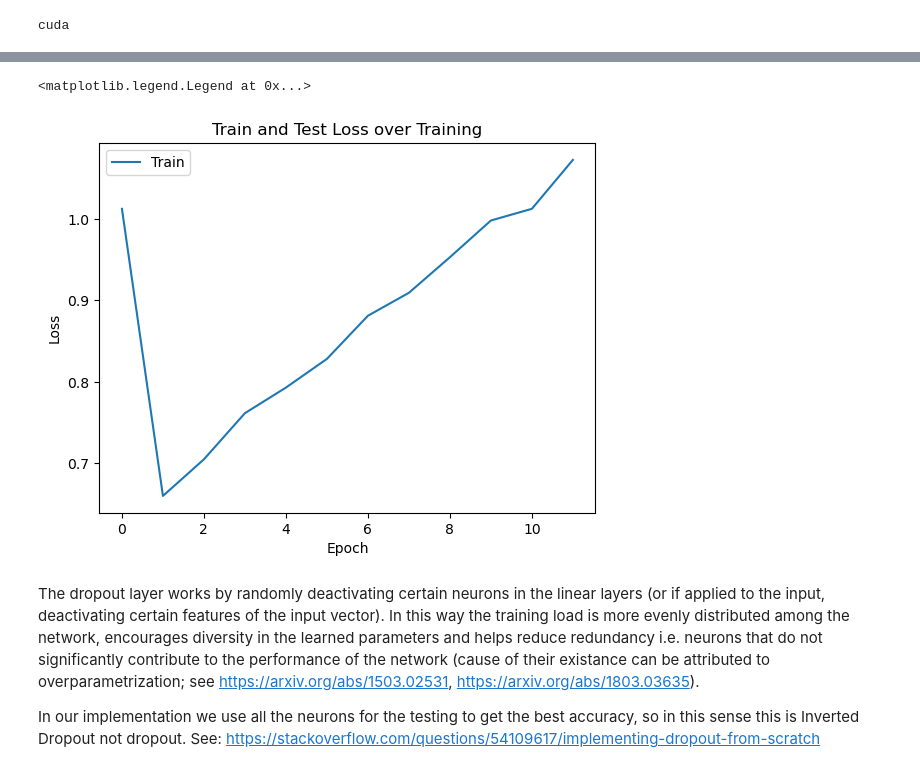
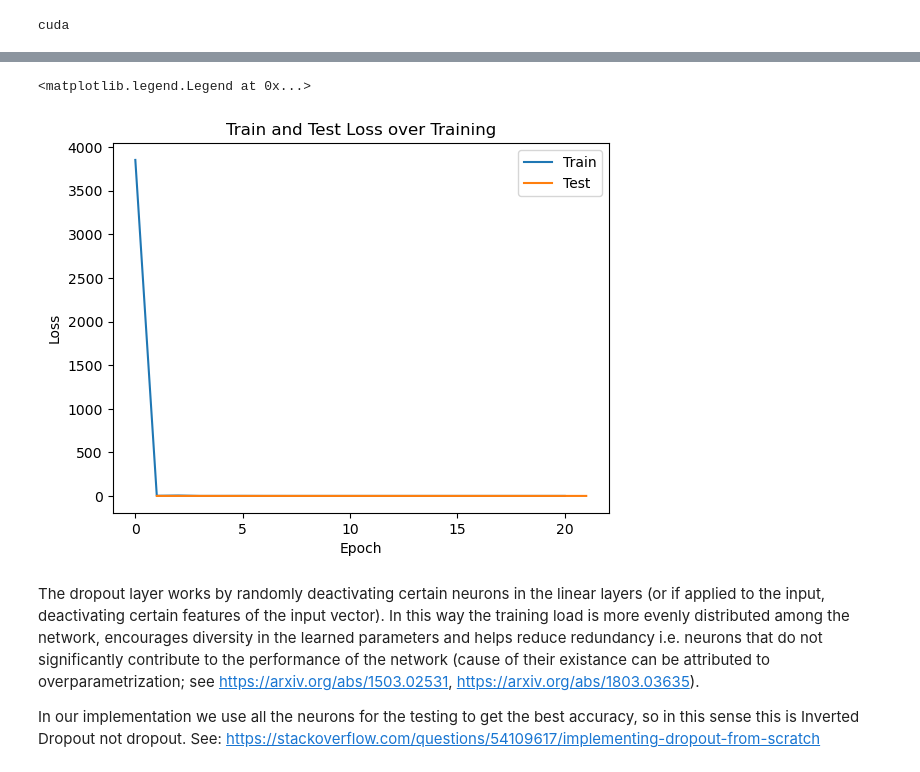
Before and after one commit to PrioteasaAndrei/ML-Essentials, a Jupyter notebook: exercise-03/intro.ipynb, the cells around one changed output, grey strips where cells are left out. Drawn from its saved outputs; the diff is of its cells as text; code cells hidden in the pictures.

```diff
--- a/exercise-03/intro.ipynb
+++ b/exercise-03/intro.ipynb
@@ -76,6 +76,8 @@ class RMSprop(optim.Optimizer):
     This is a reduced version of the PyTorch internal RMSprop optimizer
     It serves here as an example
     """
+    ## HACK Andrei: lr was 1e-3 before
+    ## HACK Andrei: batch size was 100
     def __init__(self, params, lr=1e-3, alpha=0.5, eps=1e-8):
         defaults = dict(lr=lr, alpha=alpha, eps=eps)
         super(RMSprop, self).__init__(params, defaults)
@@ -83,7 +85,7 @@ class RMSprop(optim.Optimizer):
     def step(self):
         for group in self.param_groups:
             for p in group['params']:
-                grad = p.grad.data
+                grad = p.grad.data.to(device)
                 state = self.state[p]
 
                 # state initialization
@@ -120,7 +122,7 @@ w_o = init_weights((625, 10))
 optimizer = RMSprop(params=[w_h, w_h2, w_o])
 
 
-n_epochs = 20
+n_epochs = 100
 
 train_loss = []
 test_loss = []
@@ -235,7 +237,7 @@ w_o_drop = init_weights((625, 10))
 optimizer = RMSprop(params=[w_h_drop, w_h2_drop, w_o_drop])
 
 
-n_epochs = 10
+n_epochs = 100
 
 train_loss_drop = []
 test_loss_drop = []
@@ -277,7 +279,7 @@ for epoch in range(n_epochs + 1):
             for idx, batch in enumerate(test_dataloader):
                 x, y = batch
                 x = x.reshape(batch_size, 784).to(device)
-                noise_py_x = dropout_model(x, w_h, w_h2, w_o,0,0)
+                noise_py_x = dropout_model(x, w_h_drop, w_h2_drop, w_o_drop,0,0)
 
                 loss = cross_entropy(noise_py_x, y.to(device), reduction="mean")
                 test_loss_this_epoch.append(float(loss))
@@ -307,13 +308,13 @@ Mean Test Loss:  5.46e-01
 # %%
-plt.plot(np.arange(n_epochs + 2), train_loss_drop, label="Train")
-# plt.plot(np.arange(1, n_epochs + 2, 2), test_loss_drop, label="Test")
+plt.plot(np.arange(n_epochs + 1), train_loss_drop, label="Train")
+plt.plot(np.arange(1, n_epochs + 2, 2), test_loss_drop, label="Test")
 plt.title("Train and Test Loss over Training")
 plt.xlabel("Epoch")
 plt.ylabel("Loss")
 plt.legend()
 # %% [output]
 <matplotlib.legend.Legend at 0x...>
-[figure, old version]
+[figure, new version]
 # %% [markdown]
 The dropout layer works by randomly deactivating certain neurons in the linear layers (or if applied to the input, deactivating certain features of the input vector). In this way the training load is more evenly distributed among the network, encourages diversity in the learned parameters and helps reduce redundancy i.e. neurons that do not significantly contribute to the performance of the network (cause of their existance can be attributed to overparametrization; see https://arxiv.org/abs/1503.02531, https://arxiv.org/abs/1803.03635).
 
```
Also changed, not shown: parts of 8 cells of this notebook.
